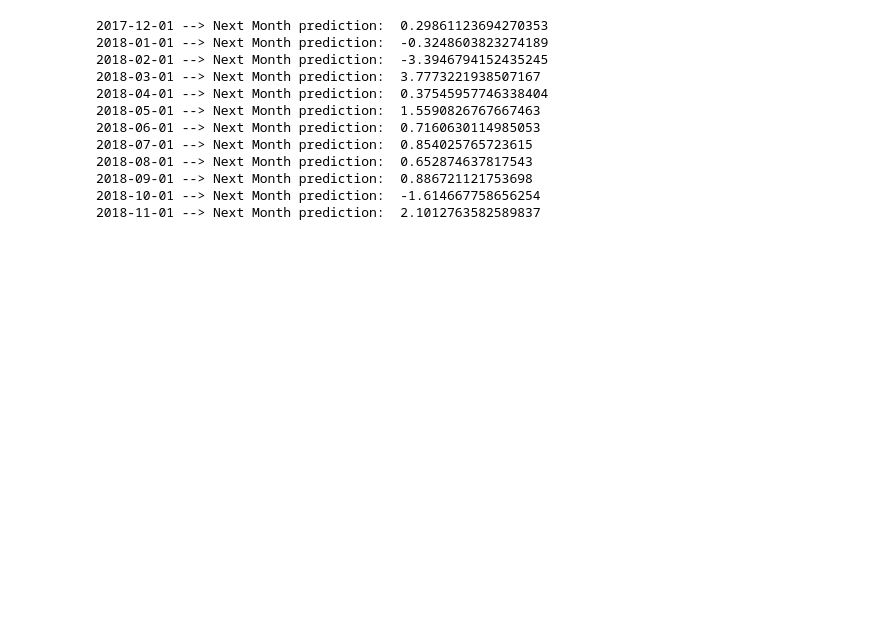
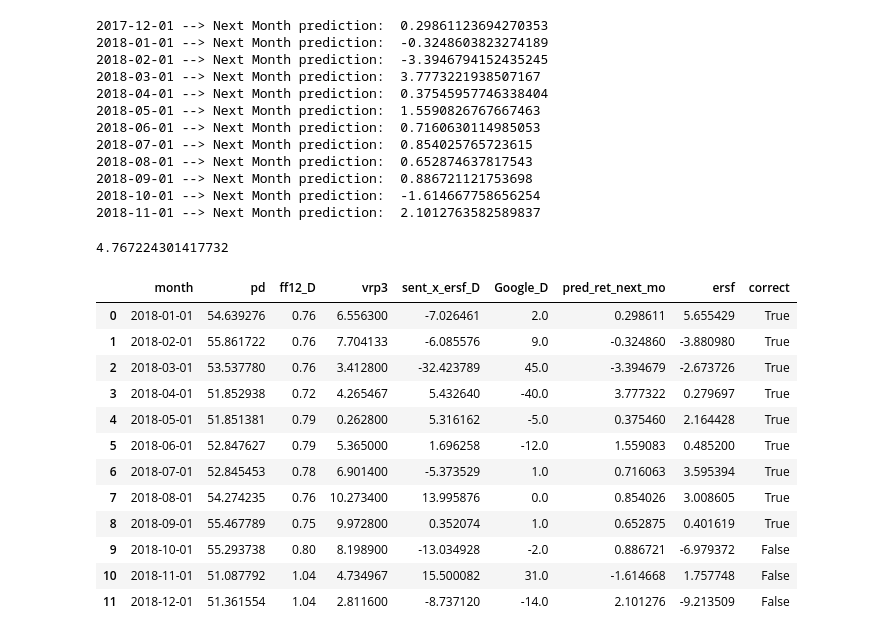
Before and after one commit to maks-p/momentum_sentiment_FINAL, a Jupyter notebook: momentum_sentiment_final.ipynb, the cells around one changed output. Saved outputs shown, nothing was run; the diff lists cells and outputs as text; code cells hidden in the pictures; blank space fills up the shorter version.

```diff
--- a/momentum_sentiment_final.ipynb
+++ b/momentum_sentiment_final.ipynb
@@ -517,3 +521,10 @@ for i in range(len(df_summary)):
 2018-09-01 --> Next Month prediction:  0.886721121753698
 2018-10-01 --> Next Month prediction:  -1.614667758656254
 2018-11-01 --> Next Month prediction:  2.1012763582589837
+# %%
+from sklearn.metrics import mean_squared_error
+mse = mean_squared_error(df_summary['ersf'], df_summary['pred_ret_next_mo'])
+rmse = np.sqrt(mse)
+rmse
+# %% [output]
+4.767224301417732
@@ -520,2 +540,20 @@ for i in range(len(df_summary)):
+# %%
+#HARDCODE December into NA value
+df_summary.month.fillna('2018-12-01', inplace=True)
+df_summary
+# %% [output]
+|  | month | pd | ff12_D | vrp3 | sent_x_ersf_D | Google_D | pred_ret_next_mo | ersf | correct |
+| 0 | 2018-01-01 | 54.639276 | 0.76 | 6.556300 | -7.026461 | 2.0 | 0.298611 | 5.655429 | True |
+| 1 | 2018-02-01 | 55.861722 | 0.76 | 7.704133 | -6.085576 | 9.0 | -0.324860 | -3.880980 | True |
+| 2 | 2018-03-01 | 53.537780 | 0.76 | 3.412800 | -32.423789 | 45.0 | -3.394679 | -2.673726 | True |
+| 3 | 2018-04-01 | 51.852938 | 0.72 | 4.265467 | 5.432640 | -40.0 | 3.777322 | 0.279697 | True |
+| 4 | 2018-05-01 | 51.851381 | 0.79 | 0.262800 | 5.316162 | -5.0 | 0.375460 | 2.164428 | True |
+| 5 | 2018-06-01 | 52.847627 | 0.79 | 5.365000 | 1.696258 | -12.0 | 1.559083 | 0.485200 | True |
+| 6 | 2018-07-01 | 52.845453 | 0.78 | 6.901400 | -5.373529 | 1.0 | 0.716063 | 3.595394 | True |
+| 7 | 2018-08-01 | 54.274235 | 0.76 | 10.273400 | 13.995876 | 0.0 | 0.854026 | 3.008605 | True |
+| 8 | 2018-09-01 | 55.467789 | 0.75 | 9.972800 | 0.352074 | 1.0 | 0.652875 | 0.401619 | True |
+| 9 | 2018-10-01 | 55.293738 | 0.80 | 8.198900 | -13.034928 | -2.0 | 0.886721 | -6.979372 | False |
+| 10 | 2018-11-01 | 51.087792 | 1.04 | 4.734967 | 15.500082 | 31.0 | -1.614668 | 1.757748 | False |
+| 11 | 2018-12-01 | 51.361554 | 1.04 | 2.811600 | -8.737120 | -14.0 | 2.101276 | -9.213509 | False |
 # %%
 sns.set()
```
Also changed, not shown: parts of 31 cells of this notebook, 3 other files.
